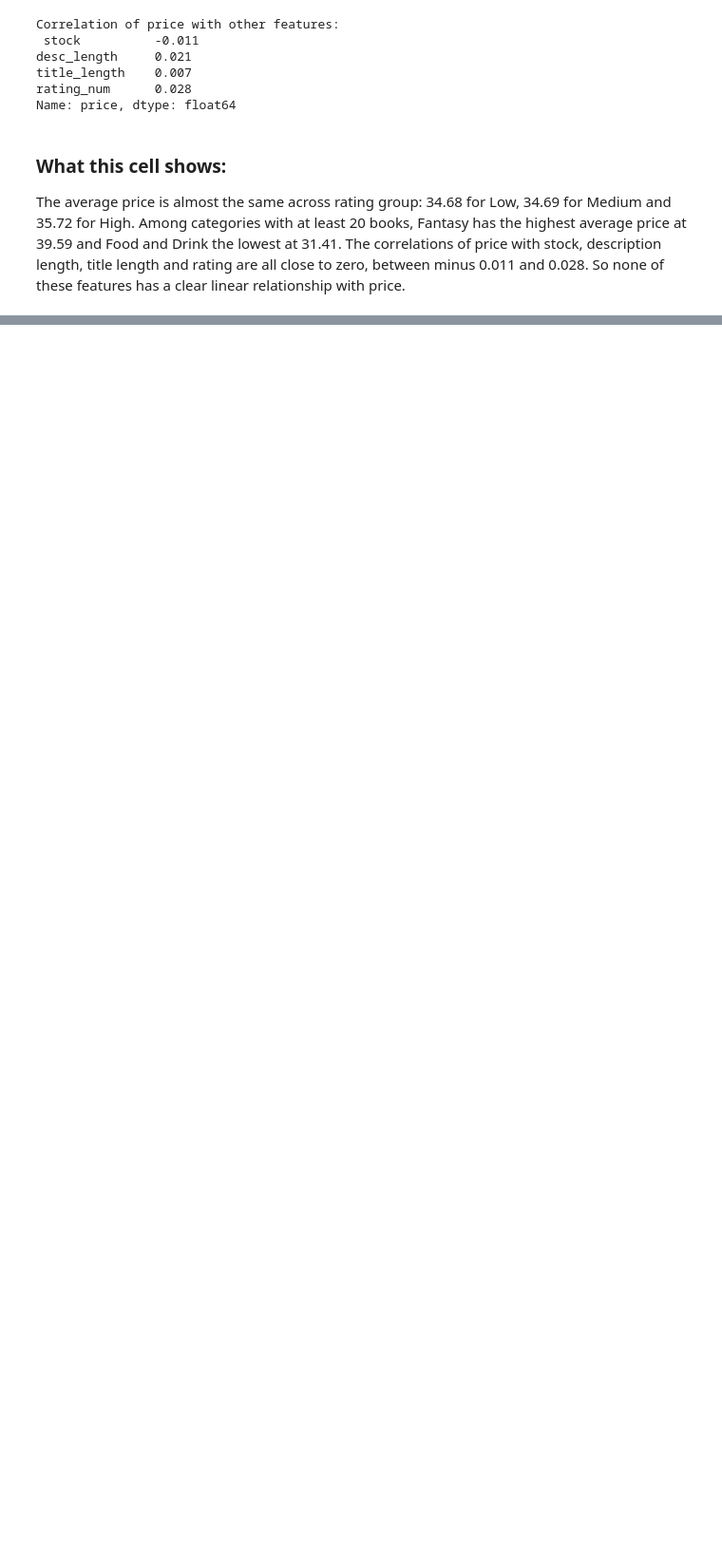
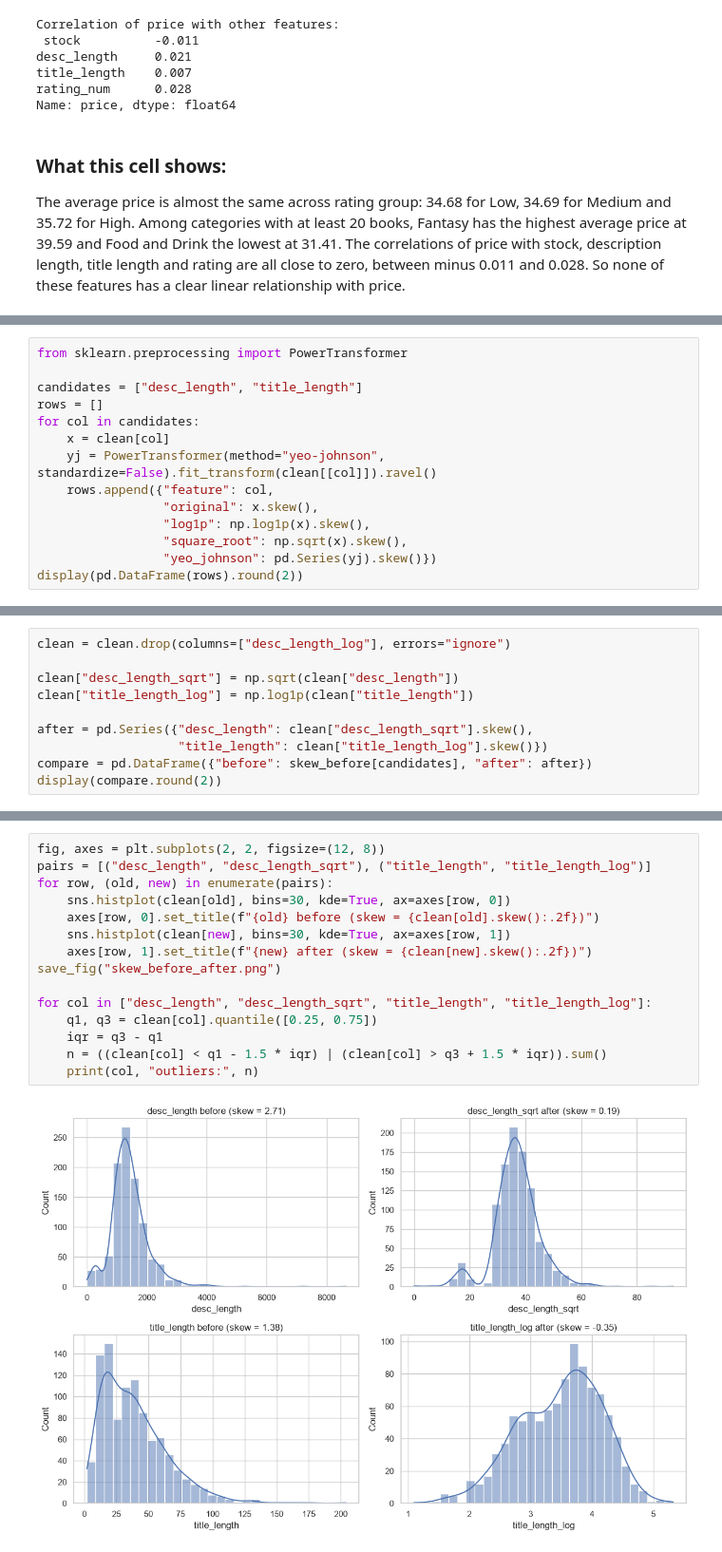
Before and after one commit to l253042/E-commerce, a Jupyter notebook: notebooks/E-commerce.ipynb, the cells around one changed output, grey strips where cells are left out. Shown at 95% size. Saved outputs shown, nothing was run; the diff lists cells and outputs as text; blank space fills up the shorter version.

```diff
--- a/notebooks/E-commerce.ipynb
+++ b/notebooks/E-commerce.ipynb
@@ -812,0 +849,14 @@ The average price is almost the same across rating group: 34.68 for Low, 34.69 f
+# %%
+from sklearn.preprocessing import PowerTransformer
+
+candidates = ["desc_length", "title_length"]
+rows = []
+for col in candidates:
+    x = clean[col]
+    yj = PowerTransformer(method="yeo-johnson", standardize=False).fit_transform(clean[[col]]).ravel()
+    rows.append({"feature": col,
+                 "original": x.skew(),
+                 "log1p": np.log1p(x).skew(),
+                 "square_root": np.sqrt(x).skew(),
+                 "yeo_johnson": pd.Series(yj).skew()})
+display(pd.DataFrame(rows).round(2))
@@ -812,0 +870,10 @@ The average price is almost the same across rating group: 34.68 for Low, 34.69 f
+# %%
+clean = clean.drop(columns=["desc_length_log"], errors="ignore")
+
+clean["desc_length_sqrt"] = np.sqrt(clean["desc_length"])
+clean["title_length_log"] = np.log1p(clean["title_length"])
+
+after = pd.Series({"desc_length": clean["desc_length_sqrt"].skew(),
+                   "title_length": clean["title_length_log"].skew()})
+compare = pd.DataFrame({"before": skew_before[candidates], "after": after})
+display(compare.round(2))
@@ -812,0 +887,17 @@ The average price is almost the same across rating group: 34.68 for Low, 34.69 f
+# %%
+fig, axes = plt.subplots(2, 2, figsize=(12, 8))
+pairs = [("desc_length", "desc_length_sqrt"), ("title_length", "title_length_log")]
+for row, (old, new) in enumerate(pairs):
+    sns.histplot(clean[old], bins=30, kde=True, ax=axes[row, 0])
+    axes[row, 0].set_title(f"{old} before (skew = {clean[old].skew():.2f})")
+    sns.histplot(clean[new], bins=30, kde=True, ax=axes[row, 1])
+    axes[row, 1].set_title(f"{new} after (skew = {clean[new].skew():.2f})")
+save_fig("skew_before_after.png")
+
+for col in ["desc_length", "desc_length_sqrt", "title_length", "title_length_log"]:
+    q1, q3 = clean[col].quantile([0.25, 0.75])
+    iqr = q3 - q1
+    n = ((clean[col] < q1 - 1.5 * iqr) | (clean[col] > q3 + 1.5 * iqr)).sum()
+    print(col, "outliers:", n)
+# %% [output]
+[figure, added]
```
Also changed, not shown: parts of 14 cells of this notebook, 3 other files.
